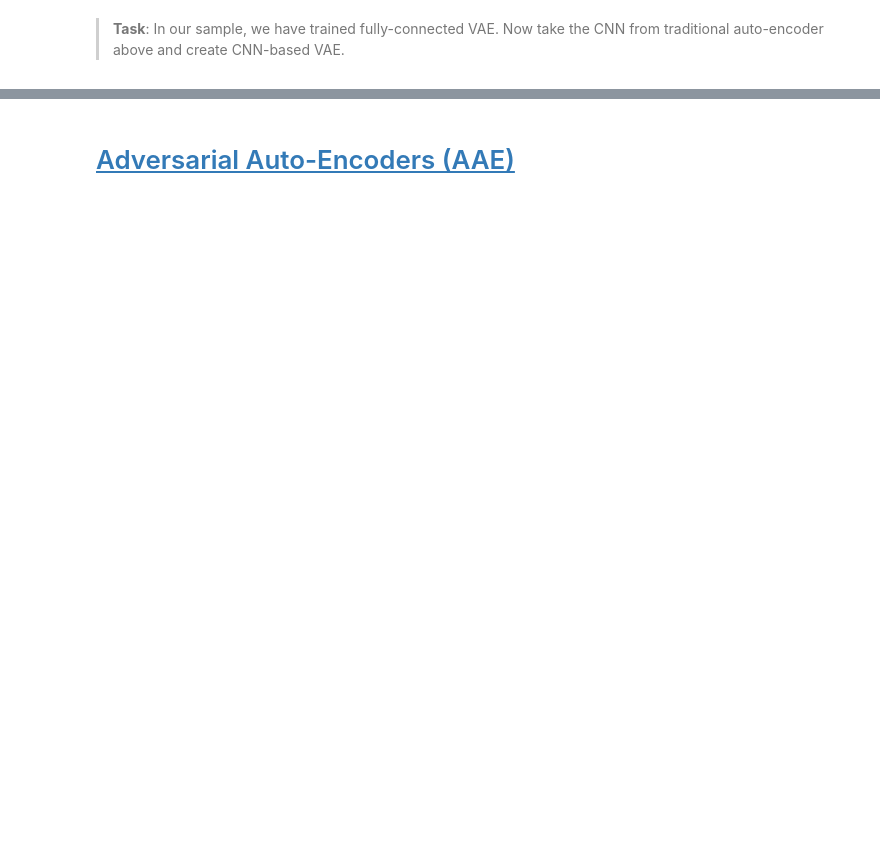
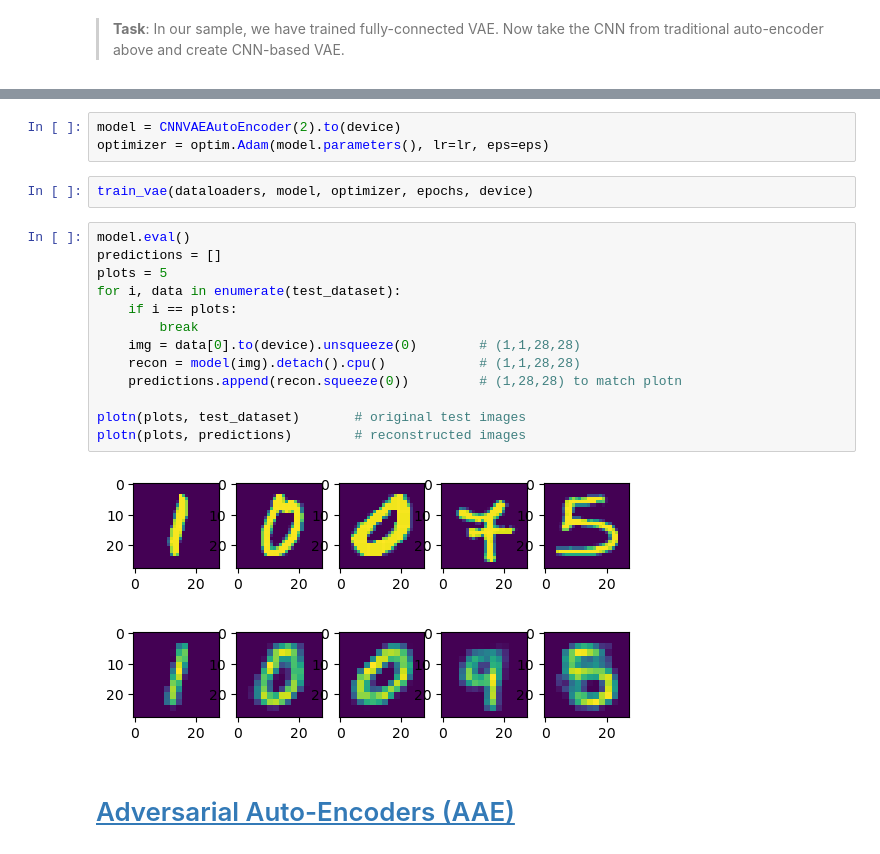
Before and after one commit to sunny-cq-wang/AI-For-Beginners, a Jupyter notebook: lessons/4-ComputerVision/09-Autoencoders/AutoEncodersPyTorch.ipynb, the cells around one changed output, grey strips where cells are left out. Drawn from its saved outputs; the diff is of its cells as text; blank space fills up the shorter version.

```diff
--- a/lessons/4-ComputerVision/09-Autoencoders/AutoEncodersPyTorch.ipynb
+++ b/lessons/4-ComputerVision/09-Autoencoders/AutoEncodersPyTorch.ipynb
@@ -1119,3 +1230,24 @@ plotn(plots, predictions)
+# %%
+model = CNNVAEAutoEncoder(2).to(device)
+optimizer = optim.Adam(model.parameters(), lr=lr, eps=eps)
+# %%
+train_vae(dataloaders, model, optimizer, epochs, device)
+# %%
+model.eval()
+predictions = []
+plots = 5
+for i, data in enumerate(test_dataset):
+    if i == plots:
+        break
+    img = data[0].to(device).unsqueeze(0)        # (1,1,28,28)
+    recon = model(img).detach().cpu()            # (1,1,28,28)
+    predictions.append(recon.squeeze(0))         # (1,28,28) to match plotn
+
+plotn(plots, test_dataset)       # original test images
+plotn(plots, predictions)        # reconstructed images
+# %% [output]
+[figure, added]
+[figure, added]
 # %% [markdown]
 # [Adversarial Auto-Encoders (AAE)](https://arxiv.org/abs/1511.05644)
 # %% [markdown]
```
Also changed, not shown: parts of 8 cells of this notebook.
